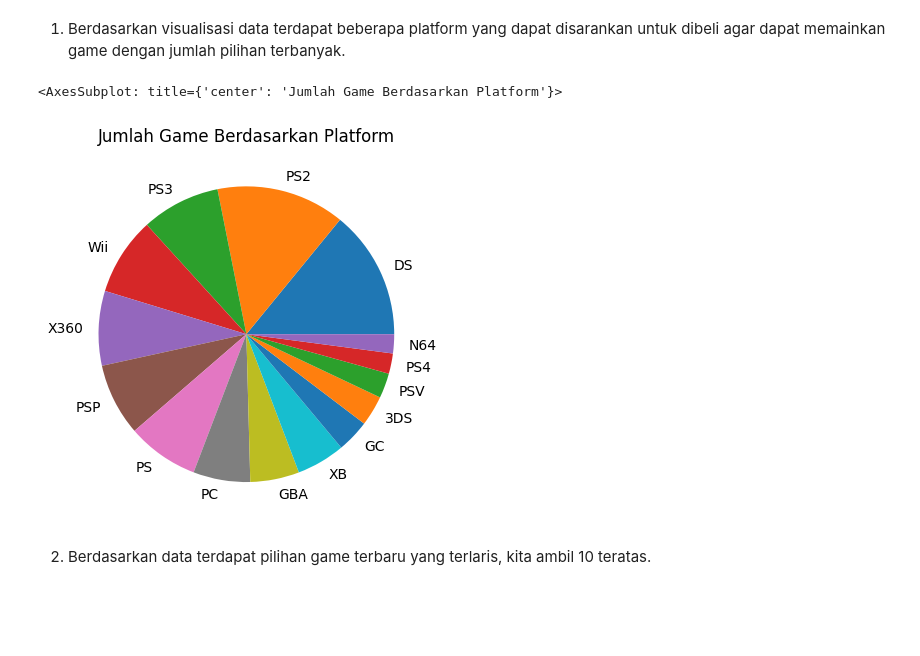
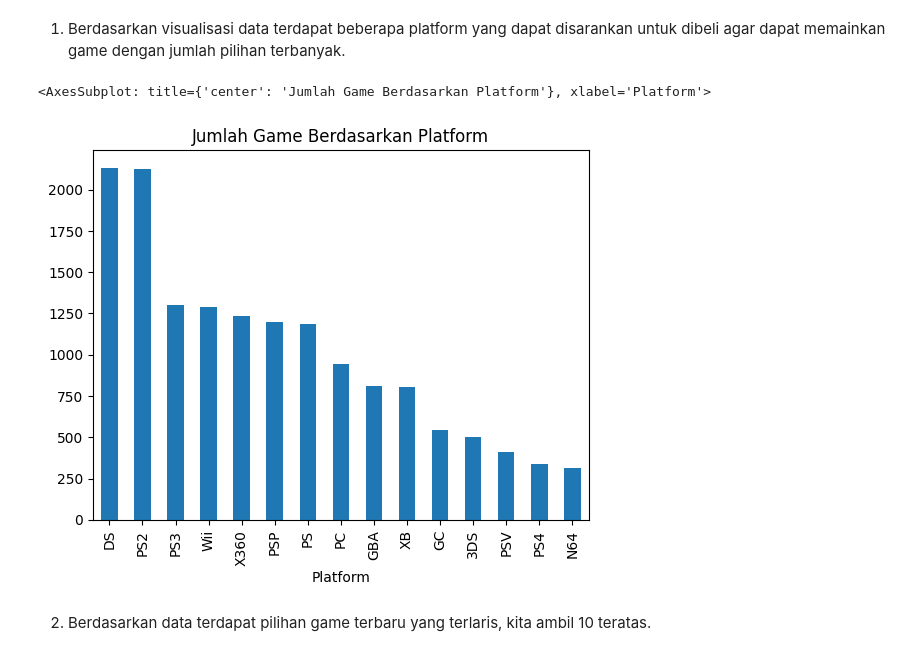
Before and after one commit to Astha47/Tugas-Besar-Analisis-Data-Kelompok-8, a Jupyter notebook: Main.ipynb, the cells around one changed output. Saved outputs shown, nothing was run; the diff lists cells and outputs as text; code cells hidden in the pictures; blank space fills up the shorter version.

Commit message:
Revisi jenis visualisasi data

```diff
--- a/Main.ipynb
+++ b/Main.ipynb
@@ -880,10 +889,10 @@ for i in range(len(list_console)):
 # %% [markdown]
 1. Berdasarkan visualisasi data terdapat beberapa platform yang dapat disarankan untuk dibeli agar dapat memainkan game dengan jumlah pilihan terbanyak.
 # %%
-data.value_counts("Platform").head(15).plot(kind = "pie",title="Jumlah Game Berdasarkan Platform")
+data.value_counts("Platform").head(15).plot(kind = "bar",title="Jumlah Game Berdasarkan Platform")
 # %% [output]
-<AxesSubplot: title={'center': 'Jumlah Game Berdasarkan Platform'}>
+<AxesSubplot: title={'center': 'Jumlah Game Berdasarkan Platform'}, xlabel='Platform'>
-[figure, old version]
+[figure, new version]
 # %% [markdown]
 2. Berdasarkan data terdapat pilihan game terbaru yang terlaris, kita ambil 10 teratas.
 # %%
```
Also changed, not shown: parts of 1 cell of this notebook.
